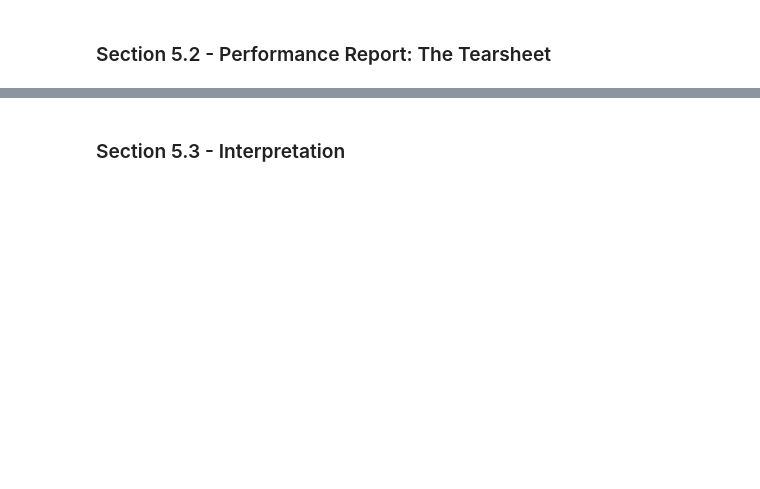
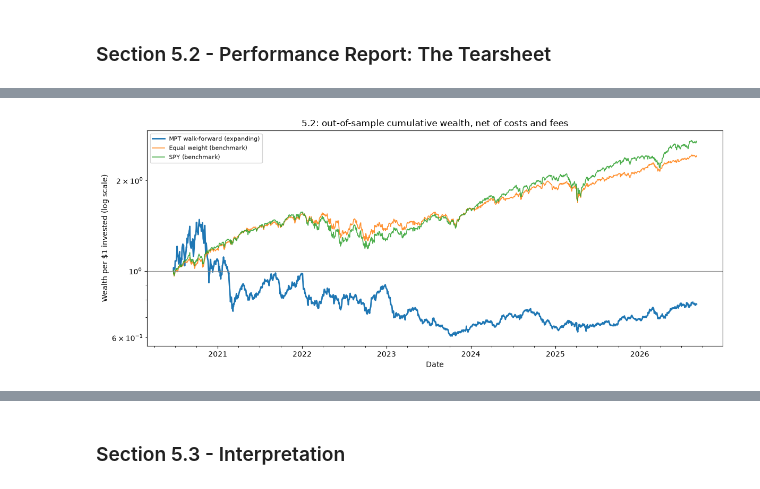
Before and after one commit to tzs7ch/stat4170-adam, a Jupyter notebook: case-studies/cs1/cs1_pipeline.ipynb, the cells around one changed output, grey strips where cells are left out. Cells and saved outputs as stored; diff of their text form; code cells hidden in the pictures; blank space fills up the shorter version.

Commit message:
changes made to section 5

```diff
--- a/case-studies/cs1/cs1_pipeline.ipynb
+++ b/case-studies/cs1/cs1_pipeline.ipynb
@@ -1505,7 +1470,7 @@ display(Markdown(
 # %%
 # ===================== Section 5.2: the tearsheet =====================
 def tearsheet_metrics(res):
-    """The six rows the prompt's tearsheet table asks for, plus final wealth for context."""
+    """The six rows the prompt's tearsheet table asks for."""
     r = res["net"]
     wealth = (1 + r).cumprod()
     years = len(r) / 252
@@ -1516,29 +1481,35 @@ def tearsheet_metrics(res):
         "Maximum drawdown": (wealth / wealth.cummax() - 1).min(),
         "Total turnover (annualized)": res["turnover"].sum() / years,
         "Total costs paid (% of initial capital)": res["cost"].sum() * 100,
-        "Final wealth (per $1)": wealth.iloc[-1],
     })
 
 
-tearsheet_5 = pd.DataFrame({name: tearsheet_metrics(res) for name, res in bt_5.items()})
-# Each row carries its own units, so format row-wise into a display frame.
+metrics_5 = tearsheet_metrics(primary_5)
 FMT_5 = {"Annualized return": "{:.2%}", "Annualized volatility": "{:.2%}",
          "Sharpe ratio": "{:.3f}", "Maximum drawdown": "{:.2%}",
          "Total turnover (annualized)": "{:.1f}x",
-         "Total costs paid (% of initial capital)": "{:.1f}%",
-         "Final wealth (per $1)": "${:.3f}"}
+         "Total costs paid (% of initial capital)": "{:.1f}%"}
 tearsheet_display_5 = pd.DataFrame(
-    {name: [FMT_5[m].format(tearsheet_5.loc[m, name]) for m in tearsheet_5.index]
-     for name in tearsheet_5.columns},
-    index=tearsheet_5.index)
-print(f"TEARSHEET -- out-of-sample, {oos_start.date()} to {oos_end.date()}, "
-      f"net of {C_BPS_5:g} bps trading costs and a {FEE_BPS_5:g} bps/yr fee on active strategies. "
-      f"Sharpe uses rf = 0.")
+    {"Value": [FMT_5[m].format(metrics_5[m]) for m in metrics_5.index]},
+    index=metrics_5.index)
+tearsheet_display_5.index.name = "Metric"
+print(f"TEARSHEET -- {PRIMARY_5}, out-of-sample {oos_start.date()} to {oos_end.date()}, "
+      f"net of {C_BPS_5:g} bps trading costs and a {FEE_BPS_5:g} bps/yr fee. Sharpe uses rf = 0.")
 display(tearsheet_display_5)
 
-wealth_5 = pd.DataFrame({name: (1 + res["net"]).cumprod() for name, res in bt_5.items()})
+# For reference only, to answer "does it beat the benchmarks" -- not part of the tearsheet table.
+ew_5, spy_5 = bt_5["Equal weight (benchmark)"], bt_5["SPY (benchmark)"]
+for name, res in [("Equal weight", ew_5), ("SPY", spy_5)]:
+    r = res["net"]; wealth = (1 + r).cumprod(); years = len(r) / 252
+    print(f"{name}: {wealth.iloc[-1] ** (1 / years) - 1:.1%} annualized, "
+          f"Sharpe {np.sqrt(252) * r.mean() / r.std(ddof=1):.2f}")
 
 # --- Plot 1: cumulative wealth vs. both benchmarks ---
+wealth_5 = pd.DataFrame({
+    PRIMARY_5: (1 + primary_5["net"]).cumprod(),
+    "Equal weight (benchmark)": (1 + ew_5["net"]).cumprod(),
+    "SPY (benchmark)": (1 + spy_5["net"]).cumprod(),
+})
 fig, ax = plt.subplots(figsize=(12, 5))
 for name in wealth_5.columns:
     style = dict(linewidth=2.0) if name == PRIMARY_5 else dict(linewidth=1.2, alpha=0.85)
@@ -1567,53 +1538,17 @@ ax.set_xlabel("Date")
 plt.tight_layout()
 plt.show()
 
-# --- Plot 3: portfolio weights over time (heatmap) + gross exposure ---
+# --- Plot 3: portfolio weights over time (line chart, one line per sector) ---
 W5 = primary_5["weights"]
-gross_5 = W5.abs().sum(axis=1)
-clip = np.percentile(np.abs(W5.to_numpy()), 99)
-fig, axes = plt.subplots(2, 1, figsize=(12, 7), height_ratios=[2.2, 1])
-im = axes[0].imshow(W5.T, aspect="auto", cmap="coolwarm", vmin=-clip, vmax=clip,
-                    extent=[mdates.date2num(W5.index[0]), mdates.date2num(W5.index[-1]), K, 0])
-axes[0].set_yticks(np.arange(K) + 0.5)
-axes[0].set_yticklabels(TICKERS)
-axes[0].set_title(f"5.2: portfolio weights over time, {PRIMARY_5}\n"
-                  f"(colour clipped at the 99th percentile, ±{clip:.2f}; blue = short, red = long)")
-plt.colorbar(im, ax=axes[0], fraction=0.03, label=r"weight $w_{i,t}$")
-axes[1].plot(gross_5.index, gross_5.values, color="black", linewidth=1)
-axes[1].axhline(LEV_CAP_5, color="red", linestyle="--", label=f"{LEV_CAP_5:g}-to-1 gross cap")
-axes[1].axhline(1.0, color="gray", linestyle=":", label="fully invested, long-only (= 1)")
-axes[1].set_yscale("log")
-axes[1].set_ylabel(r"gross exposure $\sum_i |w_i|$")
-axes[1].set_title("Gross exposure of the same portfolio (log scale)")
-axes[1].legend(fontsize=8)
-for ax in axes:
-    format_date_axis(ax)
-    ax.set_xlabel("Date")
+fig, ax = plt.subplots(figsize=(12, 5))
+for t in TICKERS:
+    ax.plot(W5.index, W5[t], label=t, linewidth=1)
+ax.axhline(0, color="gray", linewidth=0.8)
+ax.set_ylabel(r"Weight $w_{i,t}$")
+ax.set_title(f"5.2: portfolio weights over time, {PRIMARY_5}")
+ax.legend(ncol=4, fontsize=7)
+format_date_axis(ax)
+ax.set_xlabel("Date")
 plt.tight_layout()
 plt.show()
-
-# --- PM-facing recommendation ---
-t5 = tearsheet_5
-prim, capped = t5[PRIMARY_5], t5[f"MPT + gross <= {LEV_CAP_5:g}"]
-ew, spy = t5["Equal weight (benchmark)"], t5["SPY (benchmark)"]
-display(Markdown(
-    f"**Recommendation to the PM.** I do not recommend allocating capital to this strategy as "
-    f"specified. Over {len(primary_5['net']) / 252:.1f} years out of sample it returned "
-    f"{prim['Annualized return']:.1%} annualized at {prim['Annualized volatility']:.0%} volatility "
-    f"— a Sharpe of {prim['Sharpe ratio']:.2f} against {spy['Sharpe ratio']:.2f} for simply holding "
-    f"SPY and {ew['Sharpe ratio']:.2f} for equal-weighting the same eleven sectors — and it did so "
-    f"through a {prim['Maximum drawdown']:.0%} peak-to-trough drawdown, roughly "
-    f"{prim['Maximum drawdown'] / spy['Maximum drawdown']:.1f}x the market's "
-    f"{spy['Maximum drawdown']:.0%}. The mandate is also expensive to run: it turns over "
-    f"{prim['Total turnover (annualized)']:.0f}x the book per year and pays "
-    f"{prim['Total costs paid (% of initial capital)']:.0f}% of initial capital in trading costs, "
-    f"which is the difference between ending at \\${prim['Final wealth (per $1)']:.2f} and "
-    f"\\${spy['Final wealth (per $1)']:.2f} per dollar invested. The one version I would keep "
-    f"on the shortlist "
-    f"is the same signal under a 2-to-1 gross-exposure cap, which lifts the drawdown to "
-    f"{capped['Maximum drawdown']:.0%} and cuts costs to "
-    f"{capped['Total costs paid (% of initial capital)']:.1f}% of capital while earning "
-    f"{capped['Annualized return']:.1%} annualized; even that still trails both passive benchmarks, "
-    f"so my condition for funding would be a demonstrated edge in \\(\\hat{{\\boldsymbol\\mu}}\\) that "
-    f"Section 2 does not currently support, not a further tuning of the optimizer."
-))
+# %% [output]
@@ -1619,0 +1566 @@ display(Markdown(
+[figure, added]
```
Also changed, not shown: parts of 9 cells of this notebook.
